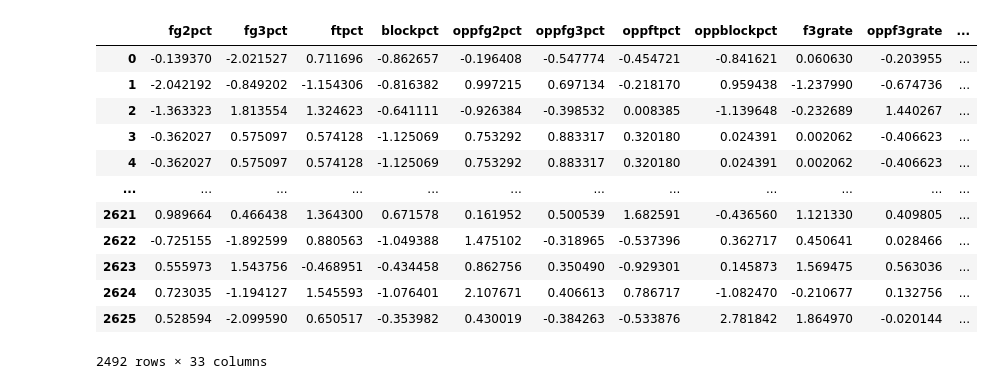
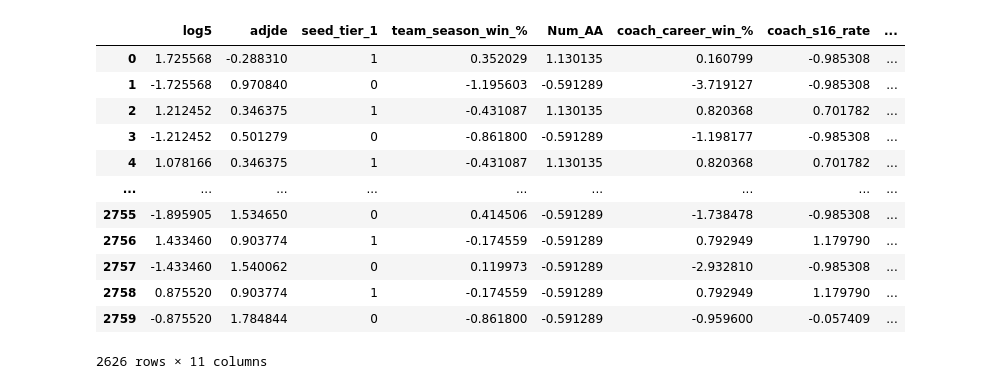
Before and after one commit to kimdungeon/MDCM, a Jupyter notebook: MDCM Data Prep_v10.ipynb, the cells around one changed output. Drawn from its saved outputs; the diff is of its cells as text; code cells hidden in the pictures.

```diff
--- a/MDCM Data Prep_v10.ipynb
+++ b/MDCM Data Prep_v10.ipynb
@@ -13,19 +13,22 @@ df_2022 = df_2022.drop_duplicates()
 df_2023 = pd.read_csv('DATA/NCAA_Tourney_2023.csv')
 df_2023 = df_2023.drop_duplicates()
 
+df_2024 = pd.read_csv('DATA/NCAA_Tourney_2024.csv')
+df_2024 = df_2024.drop_duplicates()
+
 # Delete fields from 2002-2022 data not in 2023 data
 drop_cols_2022 = ['num_ot', 'team1_coaches_before_final', 'team2_coaches_before_final', 'WLoc', 'team1_score', 'team2_score']
 
 df_2022 = df_2022.drop(columns=drop_cols_2022)
 
 # Delete fields from 2023 data not in 2022 data
-drop_cols_2023 = ['team1_coach_name', 'team2_coach_name', 'team1_coaches_final', 'team2_coaches_final']
+drop_cols_2023_24 = ['team1_coach_name', 'team2_coach_name', 'team1_coaches_final', 'team2_coaches_final']
 
-df_2023 = df_2023.drop(columns=drop_cols_2023)
+df_2023 = df_2023.drop(columns=drop_cols_2023_24)
+df_2024 = df_2024.drop(columns=drop_cols_2023_24)
 
 # Concat df together
-#df_init = pd.concat([df_2023, df_2022])
-df_init = df_2022.copy()
+df_init = pd.concat([df_2022, df_2023, df_2024])
 
 # Sort data by season and game_id
 df_init = df_init.sort_values(by=['game_id'], ascending=True)
@@ -259,6 +177,10 @@ df3 = df2.copy()
 # Calculate expected tempo for each game
 df3['exp_tempo'] = (df3['team1_adjtempo']/df3['avg_tempo'])*(df3['team2_adjtempo']/df3['avg_tempo'])*df3['avg_tempo']
 
+# Calc tempo differential
+df3['team1_tempo_diff'] = df3['team1_adjtempo'] - df3['exp_tempo']
+df3['team2_tempo_diff'] = df3['team2_adjtempo'] - df3['exp_tempo']
+
 # Rename season to year so regex doesn't include preseason/season
 df3.rename(columns={'season': 'year'}, inplace=True)
 
@@ -465,6 +403,6 @@ df_ncaa_3
 # %%
 # Import supplemental data
-xl = 'MDCM Supplemental Data.xlsx'
+xl = 'MDCM Supplemental Data_3.19.24.xlsx'
 df_odds = pd.read_excel(xl)
 
 # Make copy of df
@@ -494,15 +432,20 @@ df_ncaa_4['rd1_odds'] = df_ncaa_4['rd1_odds_x']
 # Teamname
 df_ncaa_4['team'] = df_ncaa_4['teamname_y'].fillna(df_ncaa_4['teamname_x'])
 
+# Fill na in num_AA with 0
+df_ncaa_4['Num_AA'] = df_ncaa_4['Num_AA'].fillna(value=0)
+
 # Create dict of teams that changed names
 team_mapping = {
     'American Univ': 'American',
     'Boise St': 'Boise St.',
     'Colorado St': 'Colorado St.',
+    'Connecticut': 'UConn',
     'Coastal Car': 'Coastal Carolina',
     'E Kentucky': 'Eastern Kentucky',
     'East Tennessee St.': 'ETSU',
     'East Tennessee St': 'ETSU',
+    'Florida Atlantic': 'FAU',
     'Long Beach St': 'Long Beach St.',
     'Middle Tennessee St.': 'MTSU',
     'Middle Tennessee St': 'MTSU',
@@ -575,5 +518,5 @@ df_ncaa_5[cvar_list] = df_ncaa_5[cvar_list].astype('category')
 nvar_list = [col for col in df_ncaa_5.columns if col not in cvar_list]
 df_ncaa_5[nvar_list] = df_ncaa_5[nvar_list].astype('float64')
 
-# Preview df
-nvar_list
+# Replace inf values with 0
+df_ncaa_5[nvar_list] = df_ncaa_5[nvar_list].replace([np.inf, -np.inf], 0)
@@ -686,54 +611,45 @@ coaches_preseason_ranked_1: -0.0
 # %%
 # Prep df for modeling
 df_modeling = df_main.copy()
 
 # Standardize variables
 scaler = StandardScaler()
 df_modeling[nvar_list] = scaler.fit_transform(df_modeling[nvar_list])
 
-# Choose model features
 # Set dependent variable
 DV = 'winner_1'
 
-# Minimum number - 71.5% accuracy, .4953 log loss
-#model_features = ['log5', 'seed_diff', 'coach_career_win_%', 'shooting_%', 'arate', 'stlrate', 'blockpct', 'Power 6_1.0', 'rd1_odds', 'winner_1']
-
-# Based on PCA (top 10 excl. multicollinear features) - 71.1% accuracy
-#model_features = ['log5', 'seed_diff', 'seed_tier_1', 'team_season_win_%', 'coach_career_win_%', 'Power 6_1.0', 'opp_shooting%', 'rd1_odds', 'coach_f4_rate', 'blockpct', 'winner_1']
-
-# All numeric features and relevant categorical features - 71.7%, .4950 log loss
-model_features = nvar_list + [DV] + ['Power 6_1.0', 'seed_tier_1', 'seed_tier_2', 'seed_tier_3']
-
-
+# Model features based on PCA & removing multicollinear fields
+model_features = ['log5', 'adjde', 'seed_tier_1', 'team_season_win_%', 'Num_AA', 'coach_career_win_%', 'coach_s16_rate', 'Power 6_1.0', 'opp_shooting%', 'rd1_odds', 'winner_1']
 
 # Create df for modeling
 df_modeling = df_modeling[model_features]
 
 # Import tts from scikit learn
 from sklearn.model_selection import train_test_split
 
 # Set partition df and size of testing partition
 df_partition = df_modeling
 testpart_size = 0.2
 
 # Create training and testing partitions
 df_train, df_test = train_test_split(df_partition, test_size=testpart_size, random_state=1)
 
 df_modeling
 # %% [output]
-|  | fg2pct | fg3pct | ftpct | blockpct | oppfg2pct | oppfg3pct | oppftpct | oppblockpct | f3grate | oppf3grate | ... |
-| 0 | -0.139370 | -2.021527 | 0.711696 | -0.862657 | -0.196408 | -0.547774 | -0.454721 | -0.841621 | 0.060630 | -0.203955 | ... |
-| 1 | -2.042192 | -0.849202 | -1.154306 | -0.816382 | 0.997215 | 0.697134 | -0.218170 | 0.959438 | -1.237990 | -0.674736 | ... |
-| 2 | -1.363323 | 1.813554 | 1.324623 | -0.641111 | -0.926384 | -0.398532 | 0.008385 | -1.139648 | -0.232689 | 1.440267 | ... |
-| 3 | -0.362027 | 0.575097 | 0.574128 | -1.125069 | 0.753292 | 0.883317 | 0.320180 | 0.024391 | 0.002062 | -0.406623 | ... |
-| 4 | -0.362027 | 0.575097 | 0.574128 | -1.125069 | 0.753292 | 0.883317 | 0.320180 | 0.024391 | 0.002062 | -0.406623 | ... |
-| ... | ... | ... | ... | ... | ... | ... | ... | ... | ... | ... | ... |
-| 2621 | 0.989664 | 0.466438 | 1.364300 | 0.671578 | 0.161952 | 0.500539 | 1.682591 | -0.436560 | 1.121330 | 0.409805 | ... |
-| 2622 | -0.725155 | -1.892599 | 0.880563 | -1.049388 | 1.475102 | -0.318965 | -0.537396 | 0.362717 | 0.450641 | 0.028466 | ... |
-| 2623 | 0.555973 | 1.543756 | -0.468951 | -0.434458 | 0.862756 | 0.350490 | -0.929301 | 0.145873 | 1.569475 | 0.563036 | ... |
-| 2624 | 0.723035 | -1.194127 | 1.545593 | -1.076401 | 2.107671 | 0.406613 | 0.786717 | -1.082470 | -0.210677 | 0.132756 | ... |
-| 2625 | 0.528594 | -2.099590 | 0.650517 | -0.353982 | 0.430019 | -0.384263 | -0.533876 | 2.781842 | 1.864970 | -0.020144 | ... |
+|  | log5 | adjde | seed_tier_1 | team_season_win_% | Num_AA | coach_career_win_% | coach_s16_rate | ... |
+| 0 | 1.725568 | -0.288310 | 1 | 0.352029 | 1.130135 | 0.160799 | -0.985308 | ... |
+| 1 | -1.725568 | 0.970840 | 0 | -1.195603 | -0.591289 | -3.719127 | -0.985308 | ... |
+| 2 | 1.212452 | 0.346375 | 1 | -0.431087 | 1.130135 | 0.820368 | 0.701782 | ... |
+| 3 | -1.212452 | 0.501279 | 0 | -0.861800 | -0.591289 | -1.198177 | -0.985308 | ... |
+| 4 | 1.078166 | 0.346375 | 1 | -0.431087 | 1.130135 | 0.820368 | 0.701782 | ... |
+| ... | ... | ... | ... | ... | ... | ... | ... | ... |
+| 2755 | -1.895905 | 1.534650 | 0 | 0.414506 | -0.591289 | -1.738478 | -0.985308 | ... |
+| 2756 | 1.433460 | 0.903774 | 1 | -0.174559 | -0.591289 | 0.792949 | 1.179790 | ... |
+| 2757 | -1.433460 | 1.540062 | 0 | 0.119973 | -0.591289 | -2.932810 | -0.985308 | ... |
+| 2758 | 0.875520 | 0.903774 | 1 | -0.174559 | -0.591289 | 0.792949 | 1.179790 | ... |
+| 2759 | -0.875520 | 1.784844 | 0 | -0.861800 | -0.591289 | -0.959600 | -0.057409 | ... |
-2492 rows × 33 columns
+2626 rows × 11 columns
 # %%
 # Import seaborn
 import seaborn as sns
```
Also changed, not shown: parts of 31 cells of this notebook, 3 other files.
